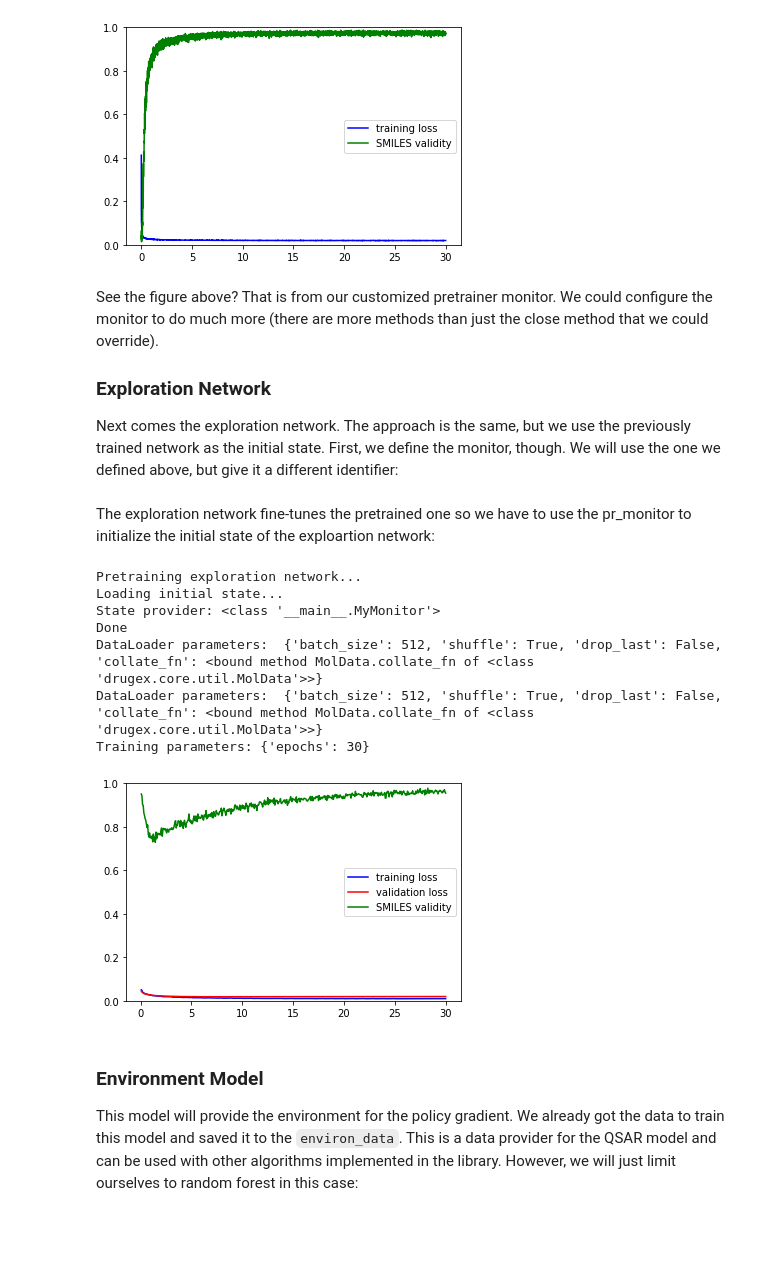
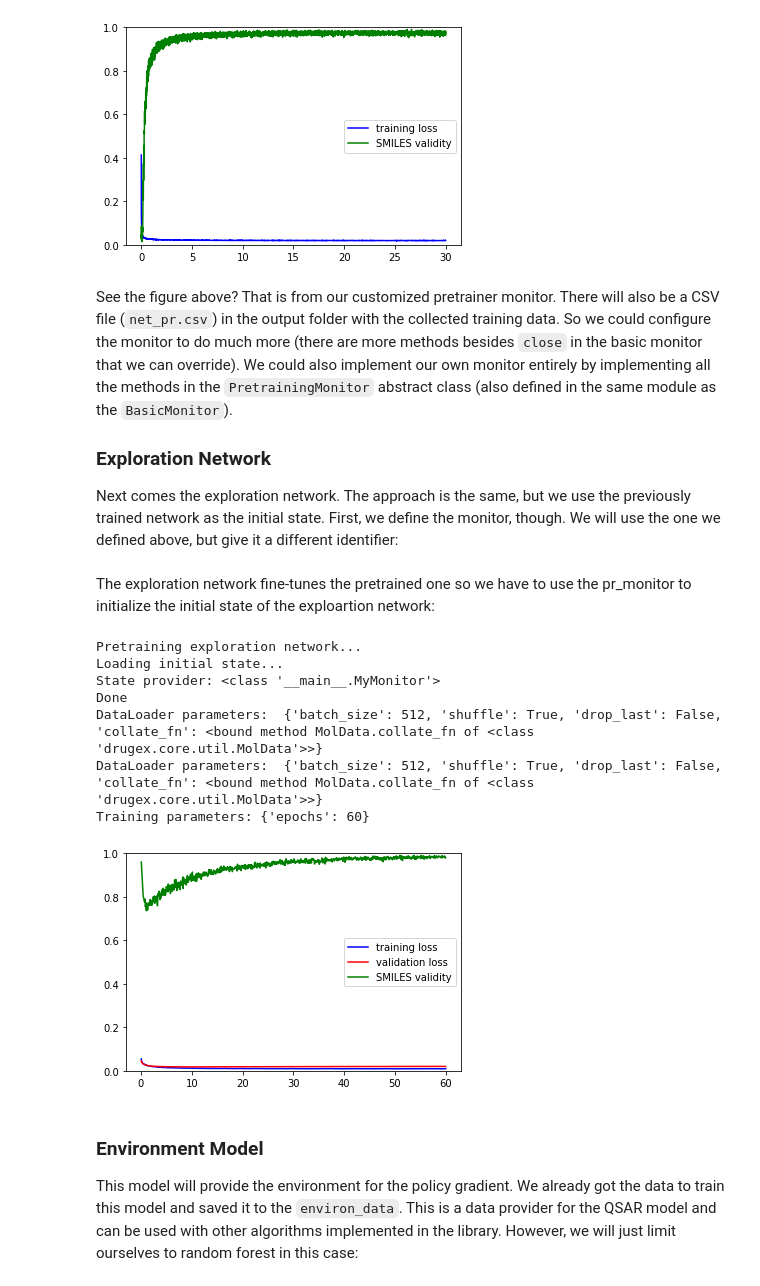
Before and after one commit to martin-sicho/DrugEx, a Jupyter notebook: workflow.ipynb, the cells around one changed output. Saved outputs shown, nothing was run; the diff lists cells and outputs as text; code cells hidden in the pictures; blank space fills up the shorter version.

```diff
--- a/workflow.ipynb
+++ b/workflow.ipynb
@@ -270,7 +282,7 @@ DataLoader parameters:  {'batch_size': 512, 'shuffle': True, 'drop_last': False,
 Training parameters: {'epochs': 30, 'monitor_freq': 10}
 [figure]
 # %% [markdown]
-See the figure above? That is from our customized pretrainer monitor. We could configure the monitor to do much more (there are more methods than just the close method that we could override).
+See the figure above? That is from our customized pretrainer monitor. There will also be a CSV file (`net_pr.csv`) in the output folder with the collected training data. So we could configure the monitor to do much more (there are more methods besides `close` in the basic monitor that we can override). We could also implement our own monitor entirely by implementing all the methods in the `PretrainingMonitor` abstract class (also defined in the same module as the `BasicMonitor`).
 
 ### Exploration Network
 
@@ -287,33 +299,33 @@ the initial state of the exploartion network:
 # %%
 if not ex_monitor.getState():
     print("Pretraining exploration network...")
     exploration = BasicGenerator(
         monitor=ex_monitor
         , initial_state=pr_monitor # initialize from the states of the best pretrained network
         , corpus=corpus_ex # use target-specific corpus for exploration
         , train_params={
-            "epochs" : 30 # We will make this one quick too.
+            "epochs" : 60 # We have less data so we might need to do more epochs.
         }
     )
     exploration.pretrain(validation_size=512)
     # In this case we want to use a validation set.
     # This set will be used to estimate the
     # loss instead of the training set.
 else:
     exploration = BasicGenerator(
         monitor=ex_monitor
         , initial_state=ex_monitor
         , corpus=corpus_ex
     )
 # %% [output]
 Pretraining exploration network...
 Loading initial state...
 State provider: <class '__main__.MyMonitor'>
 Done
 DataLoader parameters:  {'batch_size': 512, 'shuffle': True, 'drop_last': False, 'collate_fn': <bound method MolData.collate_fn of <class 'drugex.core.util.MolData'>>}
 DataLoader parameters:  {'batch_size': 512, 'shuffle': True, 'drop_last': False, 'collate_fn': <bound method MolData.collate_fn of <class 'drugex.core.util.MolData'>>}
-Training parameters: {'epochs': 30}
+Training parameters: {'epochs': 60}
-[figure, old version]
+[figure, new version]
 # %% [markdown]
 ### Environment Model
 
```
Also changed, not shown: parts of 3 cells of this notebook.
